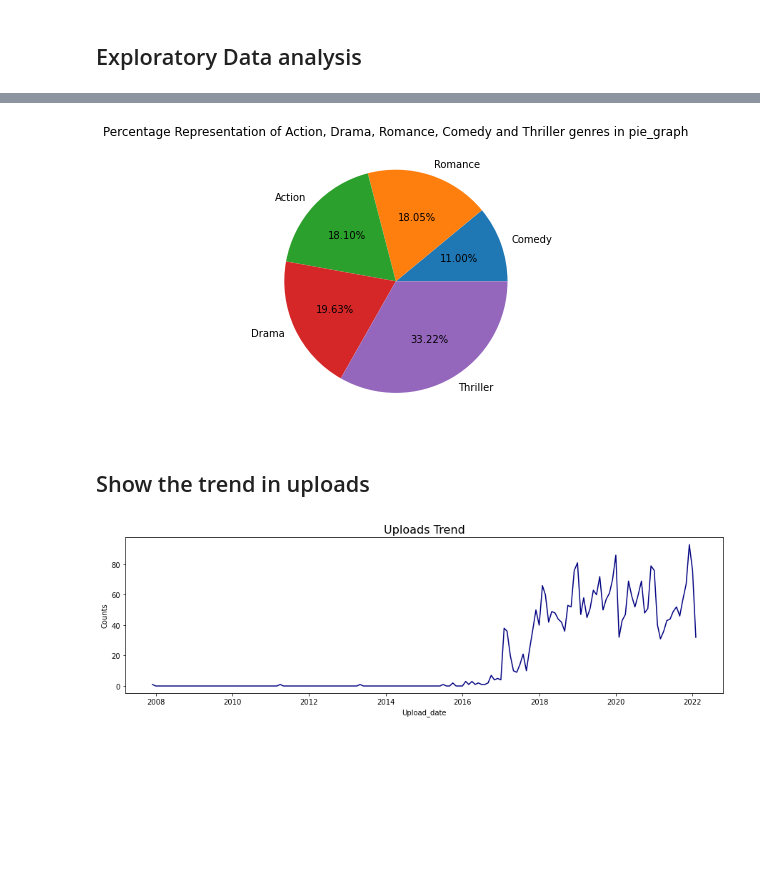
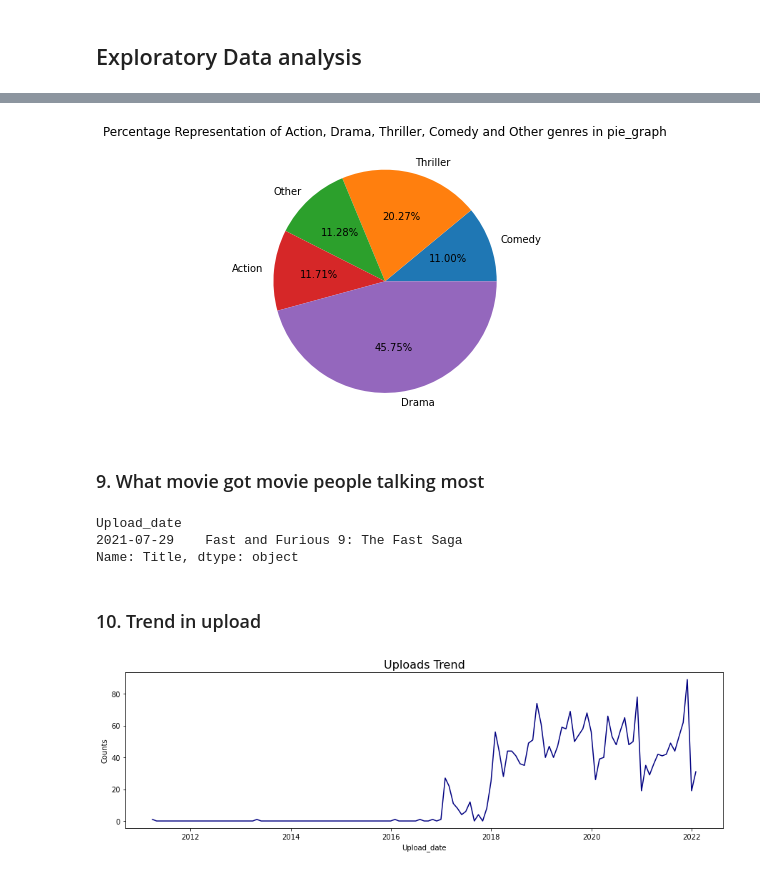
Before and after one commit to Sachimugu/Net_Naija, a Jupyter notebook: Notebook/Data_Wrangling_&_EDA.ipynb, the cells around one changed output, grey strips where cells are left out. Cells and saved outputs as stored; diff of their text form; code cells hidden in the pictures; blank space fills up the shorter version.

```diff
--- a/Notebook/Data_Wrangling_&_EDA.ipynb
+++ b/Notebook/Data_Wrangling_&_EDA.ipynb
@@ -304,9 +391,37 @@ geners =[Action, Drama, Romance, Comedy, Thriller]
+# %%
+# clean the genre series
+genres=genres.str.strip(r'\xa0')
+genres=genres.str.strip(' ')
+genres=genres.str.replace('Dra.*','Drama', regex=True)
+genres=genres.str.replace('Sci.*','Sci-Fi', regex=True)
+genres=genres.str.replace('Adven.*','Adventure', regex=True)
+genres=genres.str.replace('Hor.*','Horror', regex=True)
+genres=genres.str.replace('Co.*','Comedy', regex=True)
+genres=genres.str.replace('Ac.*','Action', regex=True)
+genres=genres.str.replace('cri.*','Crime', regex=True)
+genres=genres.value_counts()
+# %%
+ADTC_col=['Action','Drama','Thriller','Comedy']
+# %%
+ADTCO=list(genres[ADTC_col].values)
+# %%
+Others=genres.drop(ADTC_col).sum()
+ADTCO.append(Others)
 # %%
+# pie chart
 plt.figure(figsize = (5,6))
-plt.title(f'Percentage Representation of Action, Drama, Romance, Comedy and Thriller genres in pie_graph')
-plt.pie(sorted(geners), labels = {'Romance', 'Thriller' ,'Action', 'Comedy',  'Drama'}, autopct = '%1.2f%%');
+plt.title(f'Percentage Representation of Action, Drama, Thriller, Comedy and Other genres in pie_graph')
+plt.pie(ADTCO, labels = {'Action', 'Drama' ,'Thriller', 'Comedy', 'Other'}, autopct = '%1.2f%%');
 # %% [output]
-[figure, old version]
+[figure, new version]
-# %% [markdown]
-## Show the trend in uploads
+# %% [markdown]
+### 9. What movie got movie people talking most
+# %%
+df[df['Num_of_comments']==df['Num_of_comments'].max()]['Title']
+# %% [output]
+Upload_date
+2021-07-29    Fast and Furious 9: The Fast Saga
+Name: Title, dtype: object
+# %% [markdown]
+### 10. Trend in upload
 # %%
@@ -315,6 +430,6 @@ monthly_resample=df.resample('M').count()['Title']
 plt.figure(figsize=(15,4))
 plt.title('Uploads Trend', fontsize=16,)
 plt.ylabel('Counts')
-sns.lineplot(x=monthly_resample.index, y=monthly_resample, color='navy');
+sns.lineplot(x=Trend.index, y=Trend, color='navy');
 # %% [output]
-[figure, old version]
+[figure, new version]
```
Also changed, not shown: parts of 76 cells of this notebook, 1 other file.
